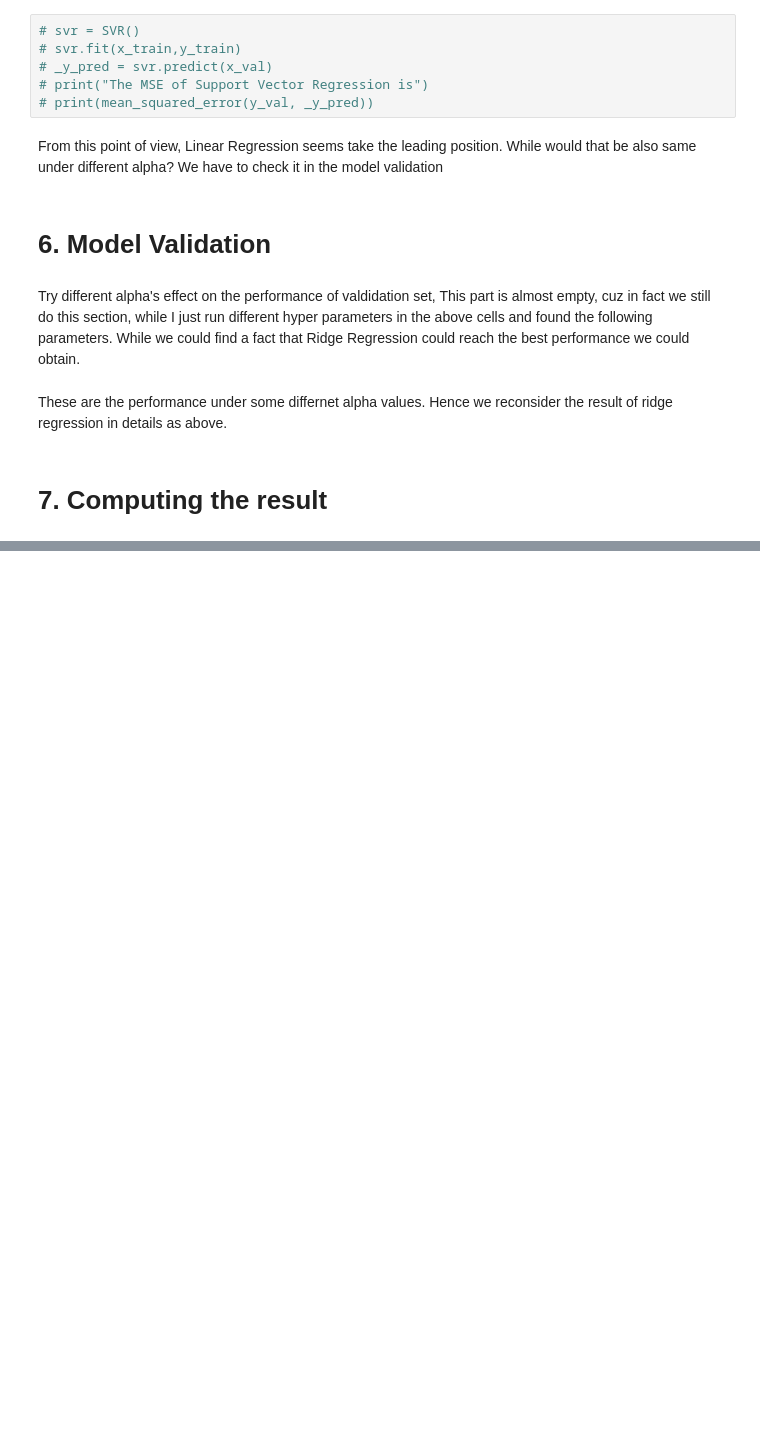
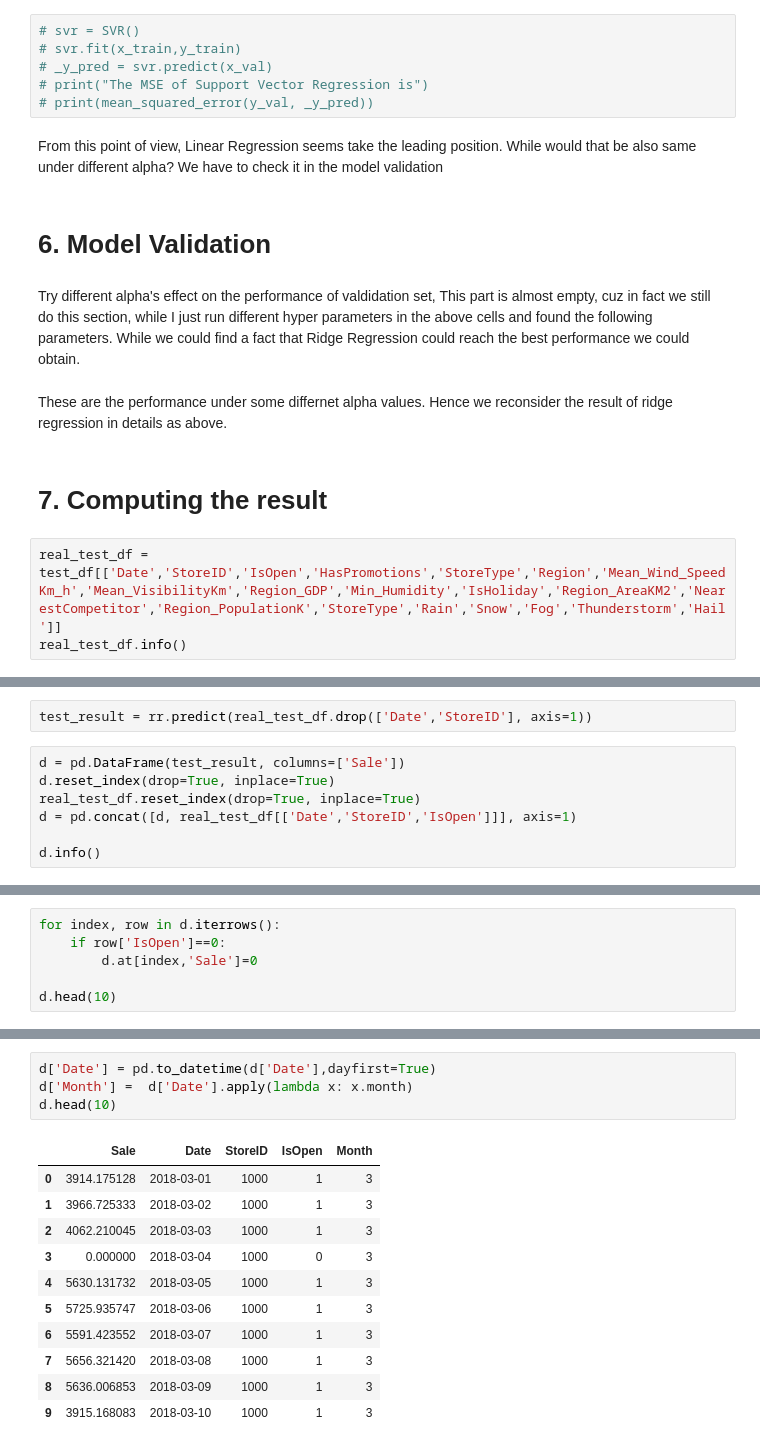
Before and after one commit to CesareMJLi/Polimi_DMTM, a Jupyter notebook: POLIMI DMTM Project.ipynb, the cells around one changed output, grey strips where cells are left out. Saved outputs shown, nothing was run; the diff lists cells and outputs as text; blank space fills up the shorter version.

Commit message:
Final Version and result

```diff
--- a/POLIMI DMTM Project.ipynb
+++ b/POLIMI DMTM Project.ipynb
@@ -1105,3 +1200,6 @@ Try different alpha's effect on the performance of valdidation set, This part is
 These are the performance under some differnet alpha values. Hence we reconsider the result of ridge regression in details as above.
 # %% [markdown]
 # 7. Computing the result
+# %%
+real_test_df = test_df[['Date','StoreID','IsOpen','HasPromotions','StoreType','Region','Mean_Wind_SpeedKm_h','Mean_VisibilityKm','Region_GDP','Min_Humidity','IsHoliday','Region_AreaKM2','NearestCompetitor','Region_PopulationK','StoreType','Rain','Snow','Fog','Thunderstorm','Hail']]
+real_test_df.info()
@@ -1107,0 +1224,9 @@ These are the performance under some differnet alpha values. Hence we reconsider
+# %%
+test_result = rr.predict(real_test_df.drop(['Date','StoreID'], axis=1))
+# %%
+d = pd.DataFrame(test_result, columns=['Sale'])
+d.reset_index(drop=True, inplace=True)
+real_test_df.reset_index(drop=True, inplace=True)
+d = pd.concat([d, real_test_df[['Date','StoreID','IsOpen']]], axis=1)
+
+d.info()
@@ -1107,0 +1257,6 @@ These are the performance under some differnet alpha values. Hence we reconsider
+# %%
+for index, row in d.iterrows():
+    if row['IsOpen']==0:
+        d.at[index,'Sale']=0
+
+d.head(10)
@@ -1107,0 +1294,16 @@ These are the performance under some differnet alpha values. Hence we reconsider
+# %%
+d['Date'] = pd.to_datetime(d['Date'],dayfirst=True)
+d['Month'] =  d['Date'].apply(lambda x: x.month)
+d.head(10)
+# %% [output]
+|  | Sale | Date | StoreID | IsOpen | Month |
+| 0 | 3914.175128 | 2018-03-01 | 1000 | 1 | 3 |
+| 1 | 3966.725333 | 2018-03-02 | 1000 | 1 | 3 |
+| 2 | 4062.210045 | 2018-03-03 | 1000 | 1 | 3 |
+| 3 | 0.000000 | 2018-03-04 | 1000 | 0 | 3 |
+| 4 | 5630.131732 | 2018-03-05 | 1000 | 1 | 3 |
+| 5 | 5725.935747 | 2018-03-06 | 1000 | 1 | 3 |
+| 6 | 5591.423552 | 2018-03-07 | 1000 | 1 | 3 |
+| 7 | 5656.321420 | 2018-03-08 | 1000 | 1 | 3 |
+| 8 | 5636.006853 | 2018-03-09 | 1000 | 1 | 3 |
+| 9 | 3915.168083 | 2018-03-10 | 1000 | 1 | 3 |
```
Also changed, not shown: parts of 27 cells of this notebook, 2 other files.
